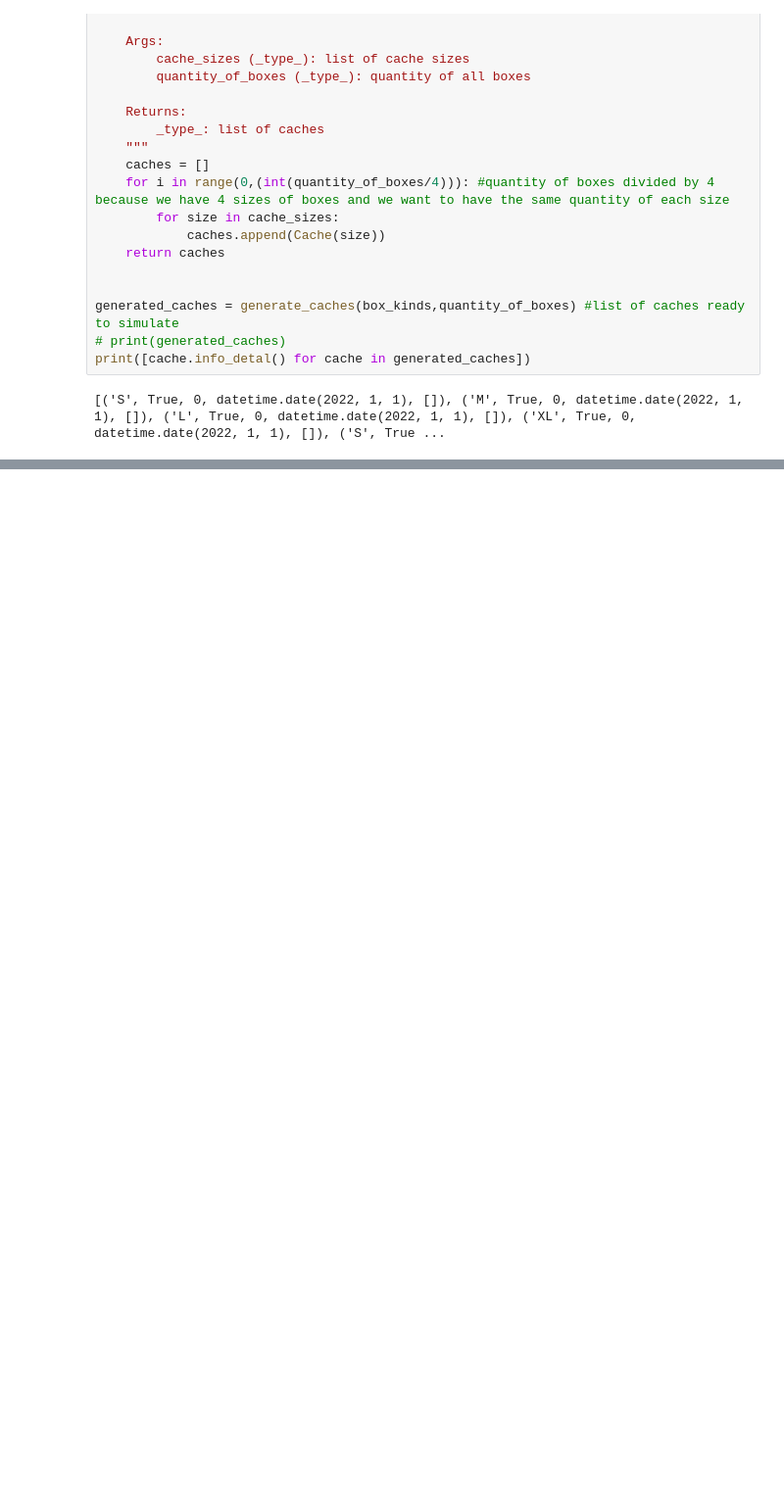
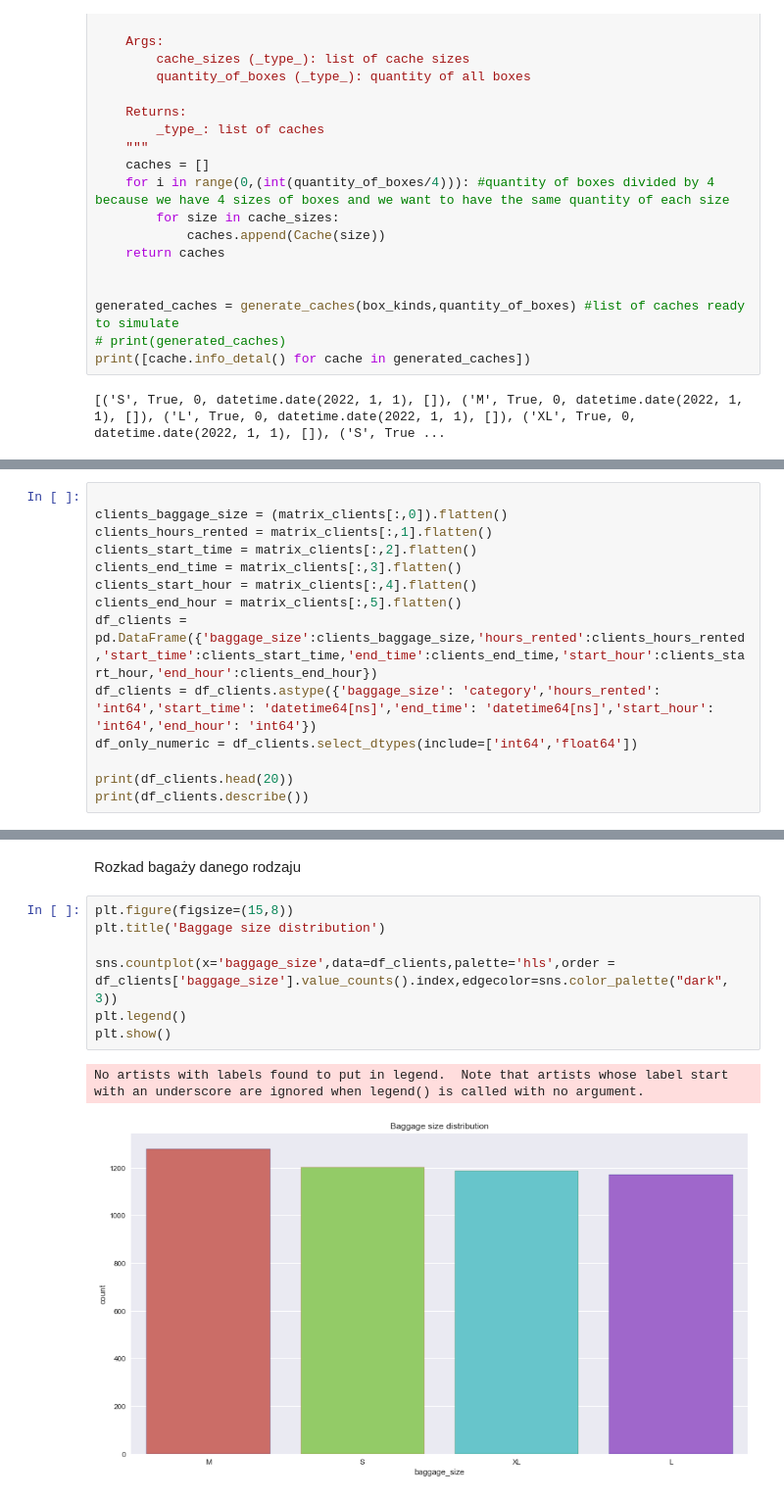
Before and after one commit to PrzemQQ/SK_project, a Jupyter notebook: jupyter_main.ipynb, the cells around one changed output, grey strips where cells are left out. Shown at 98% size. Cells and saved outputs as stored; diff of their text form; blank space fills up the shorter version.

Commit message:
add visualisation of clients

```diff
--- a/jupyter_main.ipynb
+++ b/jupyter_main.ipynb
@@ -360,0 +370,14 @@ print([cache.info_detal() for cache in generated_caches])
+# %%
+
+clients_baggage_size = (matrix_clients[:,0]).flatten()
+clients_hours_rented = matrix_clients[:,1].flatten()
+clients_start_time = matrix_clients[:,2].flatten()
+clients_end_time = matrix_clients[:,3].flatten()
+clients_start_hour = matrix_clients[:,4].flatten()
+clients_end_hour = matrix_clients[:,5].flatten()
+df_clients = pd.DataFrame({'baggage_size':clients_baggage_size,'hours_rented':clients_hours_rented,'start_time':clients_start_time,'end_time':clients_end_time,'start_hour':clients_start_hour,'end_hour':clients_end_hour})
+df_clients = df_clients.astype({'baggage_size': 'category','hours_rented': 'int64','start_time': 'datetime64[ns]','end_time': 'datetime64[ns]','start_hour': 'int64','end_hour': 'int64'})
+df_only_numeric = df_clients.select_dtypes(include=['int64','float64'])
+
+print(df_clients.head(20))
+print(df_clients.describe())
@@ -360,0 +402,12 @@ print([cache.info_detal() for cache in generated_caches])
+# %% [markdown]
+Rozkad  bagaży danego rodzaju
+# %%
+plt.figure(figsize=(15,8))
+plt.title('Baggage size distribution')
+
+sns.countplot(x='baggage_size',data=df_clients,palette='hls',order = df_clients['baggage_size'].value_counts().index,edgecolor=sns.color_palette("dark", 3))
+plt.legend()
+plt.show()
+# %% [output]
+No artists with labels found to put in legend.  Note that artists whose label start with an underscore are ignored when legend() is called with no argument.
+[figure, added]
```
Also changed, not shown: parts of 15 cells of this notebook, 1 other file.
